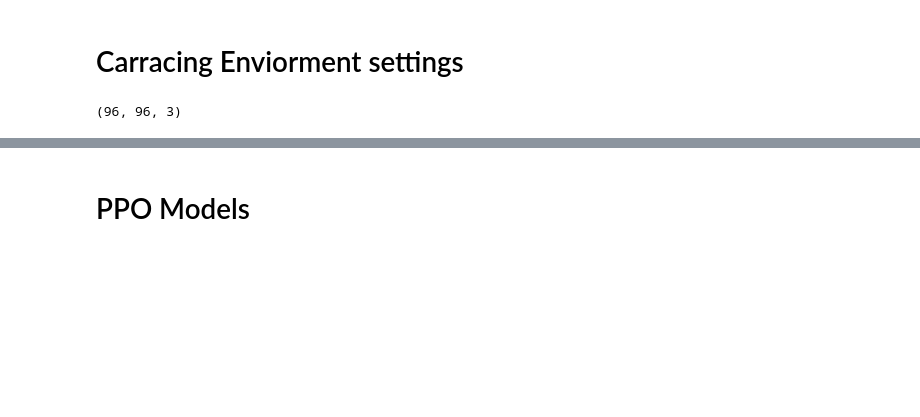
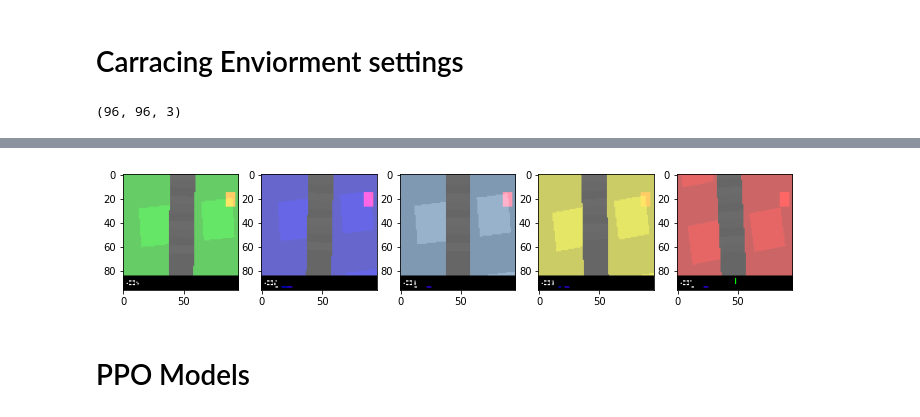
Before and after one commit to bochendong/Car_racing, a Jupyter notebook: car_racing_colab.ipynb, the cells around one changed output, grey strips where cells are left out. Cells and saved outputs as stored; diff of their text form; code cells hidden in the pictures; blank space fills up the shorter version.

```diff
--- a/car_racing_colab.ipynb
+++ b/car_racing_colab.ipynb
@@ -144,3 +144,23 @@ plt.show()
+# %%
+f, axs = plt.subplots(1, 5, figsize = (12, 4))
+def add_block(obs):
+  for i in range (85, 93):
+    for j in range (15, 27):
+      obs[j][i][0] = 255
+  return obs
+
+block_env = []
+block_env.append(add_block(env_preview[0]))
+block_env.append(add_block(env_preview[1]))
+block_env.append(add_block(env_preview[2]))
+block_env.append(add_block(env_preview[3]))
+block_env.append(add_block(env_preview[4]))
+
+for img, ax in zip(block_env, axs):
+    ax.imshow(img)
+plt.show()
+# %% [output]
+[figure, added]
 # %% [markdown]
 # PPO Models
 # %%
```
Also changed, not shown: parts of 2 cells of this notebook.
